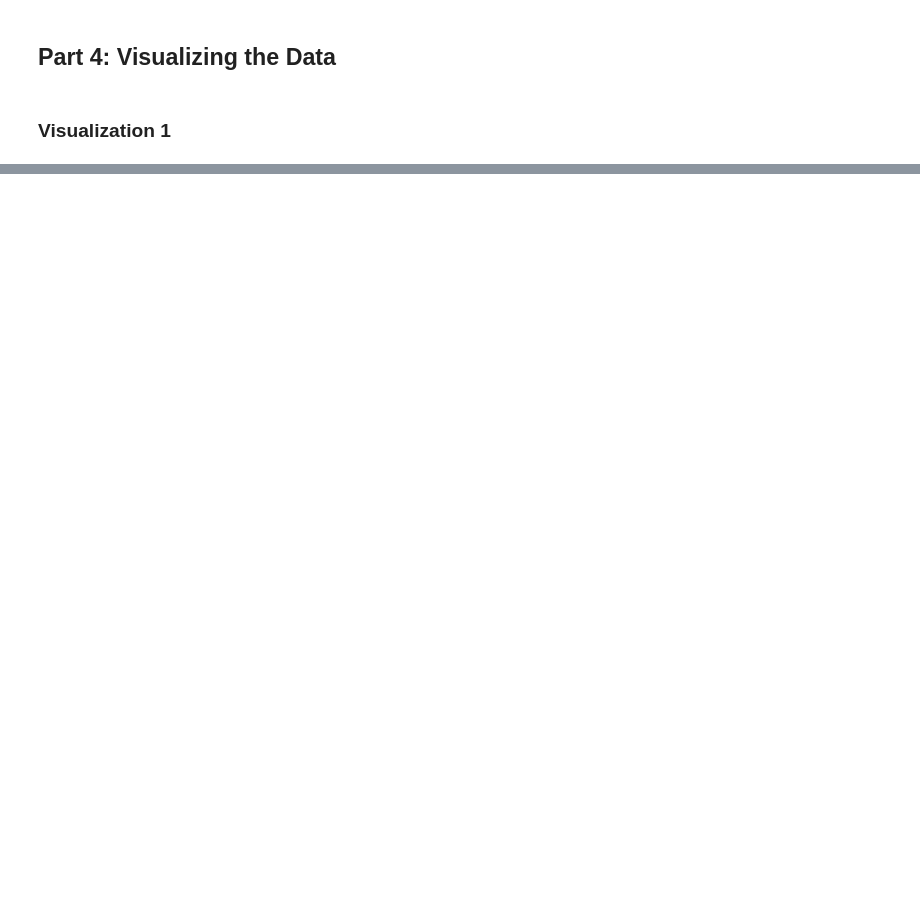
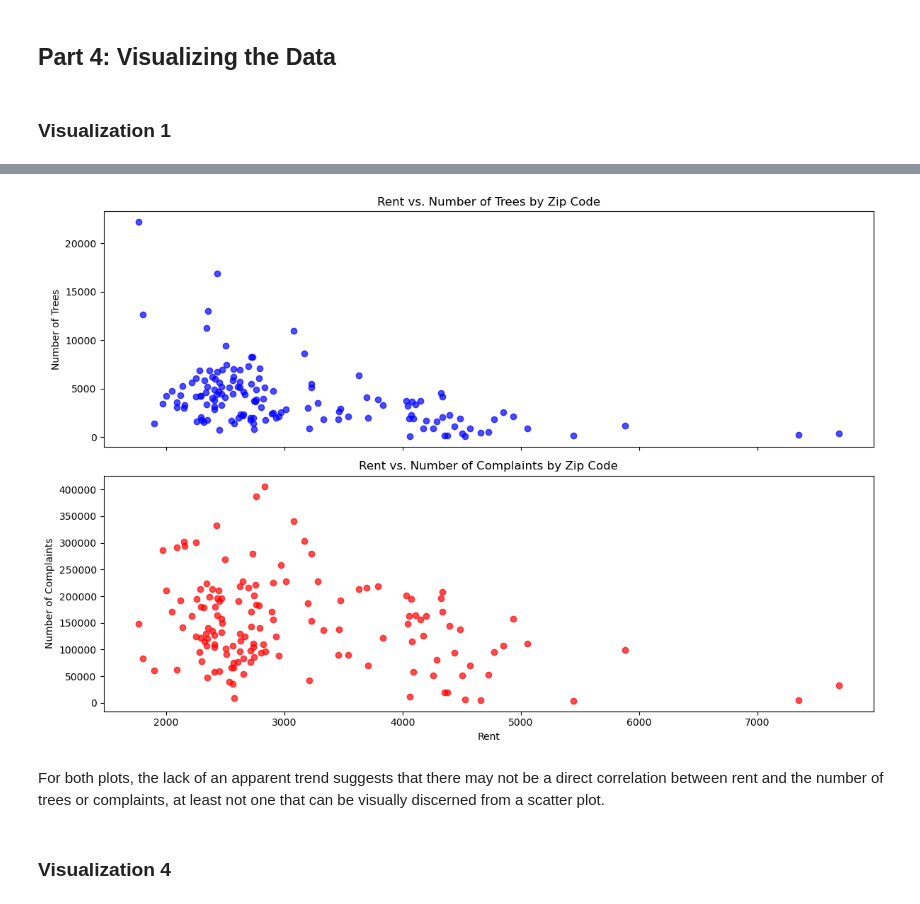
Before and after one commit to Gabrielle-wang/final_project, a Jupyter notebook: 4501Project.ipynb, the cells around one changed output, grey strips where cells are left out. Cells and saved outputs as stored; diff of their text form; code cells hidden in the pictures; blank space fills up the shorter version.

```diff
--- a/4501Project.ipynb
+++ b/4501Project.ipynb
@@ -1316,0 +1458,28 @@ plot_visual_1(some_dataframe)
+# %%
+def plot_visual_3(df):
+    # Plot the subplots
+    fig, (ax1, ax2) = plt.subplots(2, 1, figsize=(12, 8), sharex=True)
+
+    # Subplot 1: Median Rent vs. Number of Trees
+    ax1.scatter(df['rent'], df['num_trees'], color='blue', alpha=0.7)
+    ax1.set_title('Rent vs. Number of Trees by Zip Code')
+    ax1.set_ylabel('Number of Trees')
+
+    # Subplot 2: Median Rent vs. Number of Complaints
+    ax2.scatter(df['rent'], df['num_complaints'], color='red', alpha=0.7)
+    ax2.set_title('Rent vs. Number of Complaints by Zip Code')
+    ax2.set_xlabel('Rent')
+    ax2.set_ylabel('Number of Complaints')
+
+    plt.tight_layout()
+    plt.show()
+# %%
+rent_tree_complaints = get_data_for_visual_3()
+# %%
+plot_visual_3(df = rent_tree_complaints)
+# %% [output]
+[figure, added]
+# %% [markdown]
+For both plots, the lack of an apparent trend suggests that there may not be a direct correlation between rent and the number of trees or complaints, at least not one that can be visually discerned from a scatter plot.
+# %% [markdown]
+### Visualization 4
```
Also changed, not shown: parts of 58 cells of this notebook.
